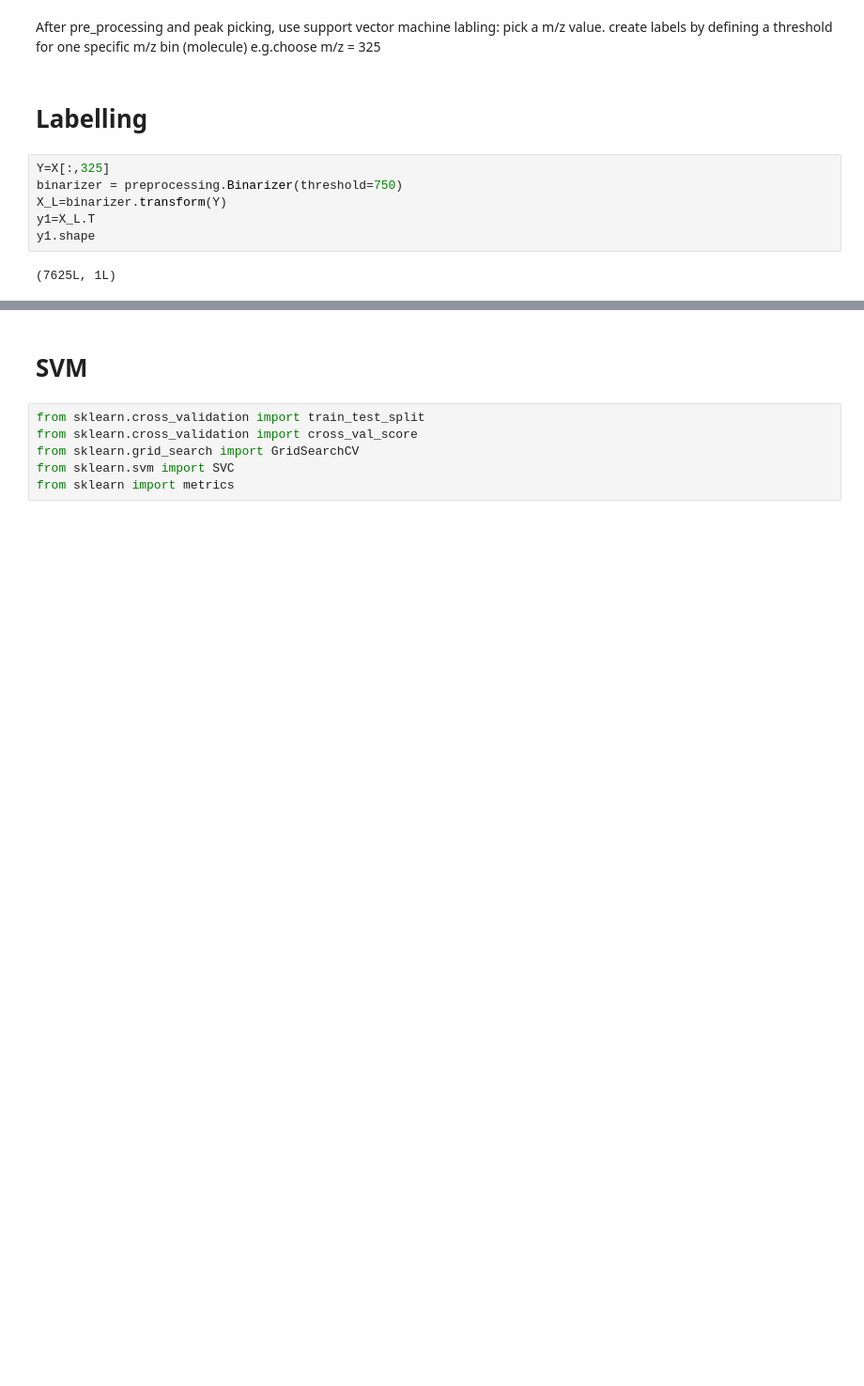
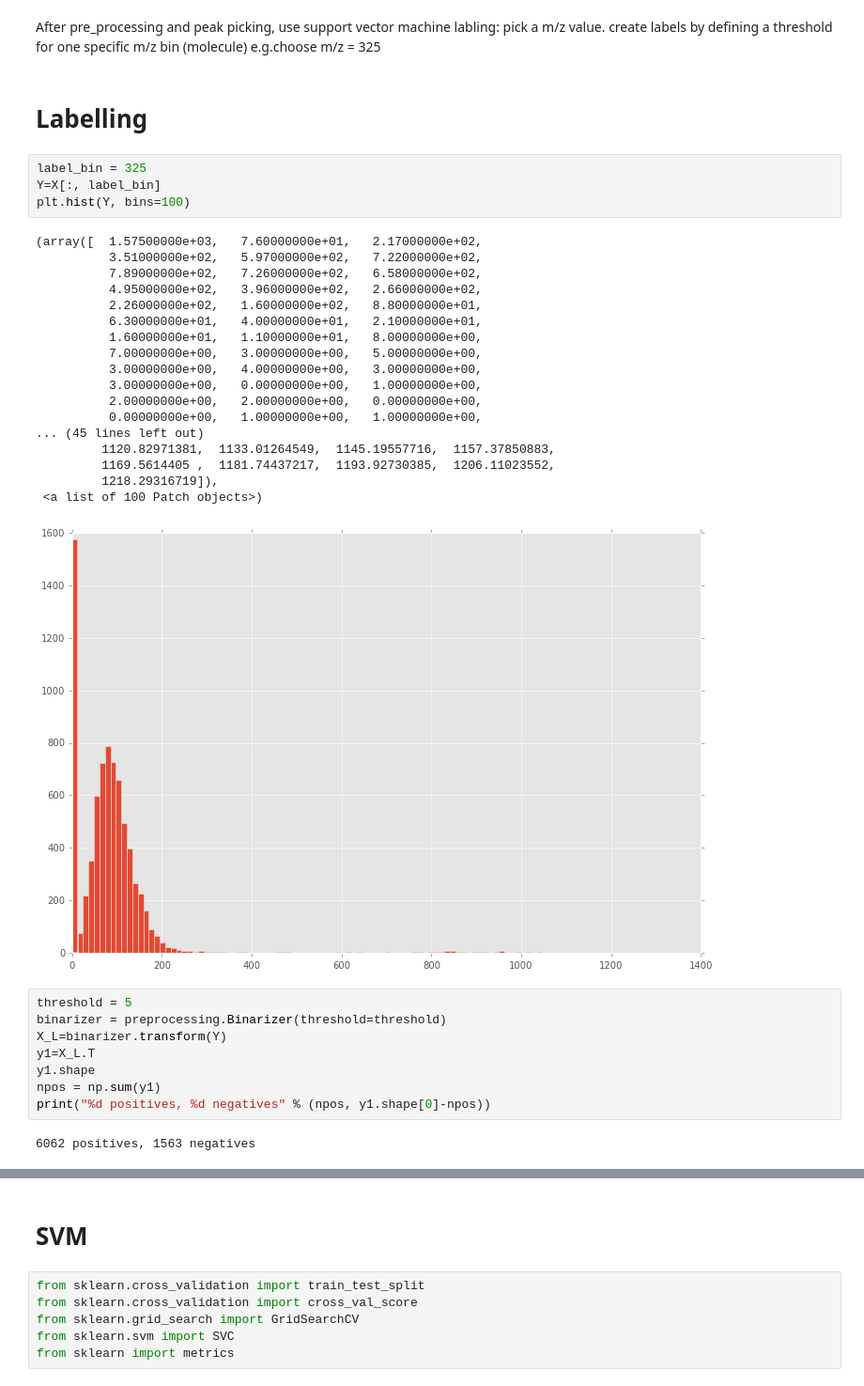
Before and after one commit to wanqiuzhang/MSI_MachineLearning, a Jupyter notebook: MSI_pp-Copy1.ipynb, the cells around one changed output, grey strips where cells are left out. Shown at 94% size. Cells and saved outputs as stored; diff of their text form; blank space fills up the shorter version.

```diff
--- a/MSI_pp-Copy1.ipynb
+++ b/MSI_pp-Copy1.ipynb
@@ -218,11 +205,36 @@ After pre_processing and peak picking, use support vector machine
 labling: pick a m/z value. create labels by defining a threshold for one specific m/z bin (molecule) e.g.choose m/z = 325
 # %% [markdown]
 # Labelling
+# %%
+label_bin = 325
+Y=X[:, label_bin]
+plt.hist(Y, bins=100)
+# %% [output]
+(array([  1.57500000e+03,   7.60000000e+01,   2.17000000e+02,
+          3.51000000e+02,   5.97000000e+02,   7.22000000e+02,
+          7.89000000e+02,   7.26000000e+02,   6.58000000e+02,
+          4.95000000e+02,   3.96000000e+02,   2.66000000e+02,
+          2.26000000e+02,   1.60000000e+02,   8.80000000e+01,
+          6.30000000e+01,   4.00000000e+01,   2.10000000e+01,
+          1.60000000e+01,   1.10000000e+01,   8.00000000e+00,
+          7.00000000e+00,   3.00000000e+00,   5.00000000e+00,
+          3.00000000e+00,   4.00000000e+00,   3.00000000e+00,
+          3.00000000e+00,   0.00000000e+00,   1.00000000e+00,
+          2.00000000e+00,   2.00000000e+00,   0.00000000e+00,
+          0.00000000e+00,   1.00000000e+00,   1.00000000e+00,
+... (45 lines left out)
+         1120.82971381,  1133.01264549,  1145.19557716,  1157.37850883,
+         1169.5614405 ,  1181.74437217,  1193.92730385,  1206.11023552,
+         1218.29316719]),
+ <a list of 100 Patch objects>)
+[figure, added]
 # %%
-Y=X[:,325]
-binarizer = preprocessing.Binarizer(threshold=750)
+threshold = 5
+binarizer = preprocessing.Binarizer(threshold=threshold)
 X_L=binarizer.transform(Y)
 y1=X_L.T
 y1.shape
+npos = np.sum(y1)
+print("%d positives, %d negatives" % (npos, y1.shape[0]-npos))
 # %% [output]
-(7625L, 1L)
+6062 positives, 1563 negatives
```
Also changed, not shown: parts of 9 cells of this notebook.
